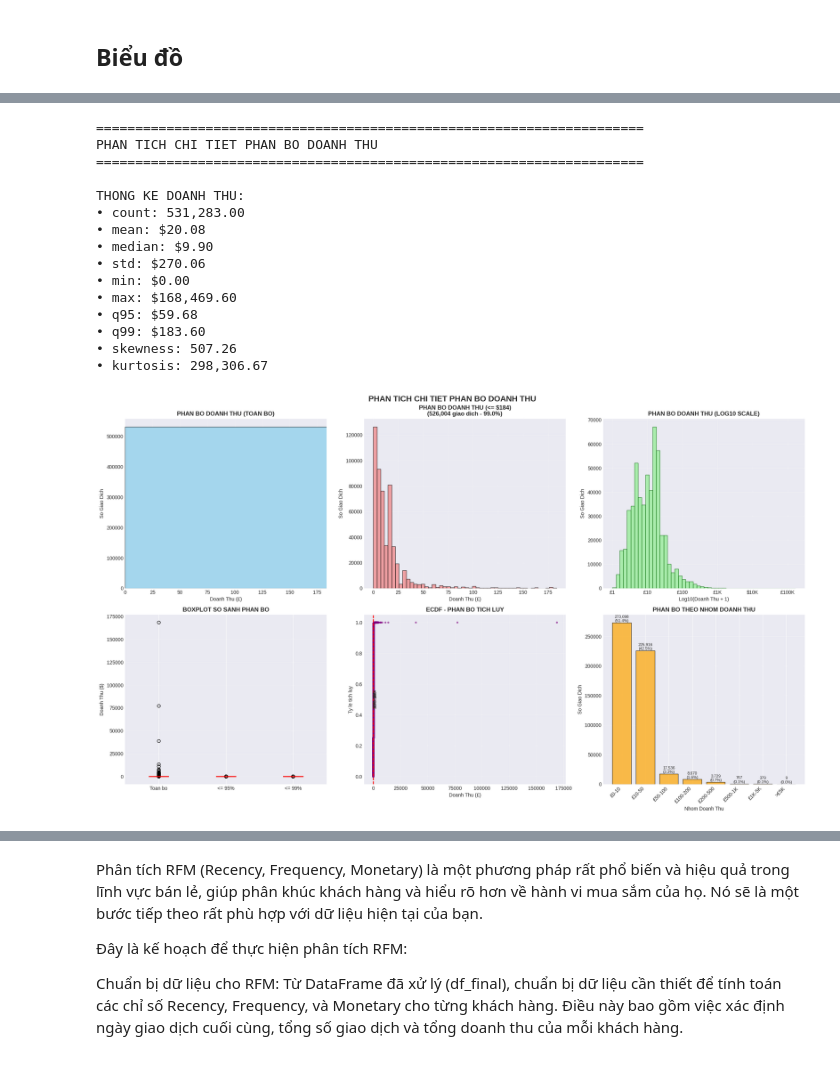
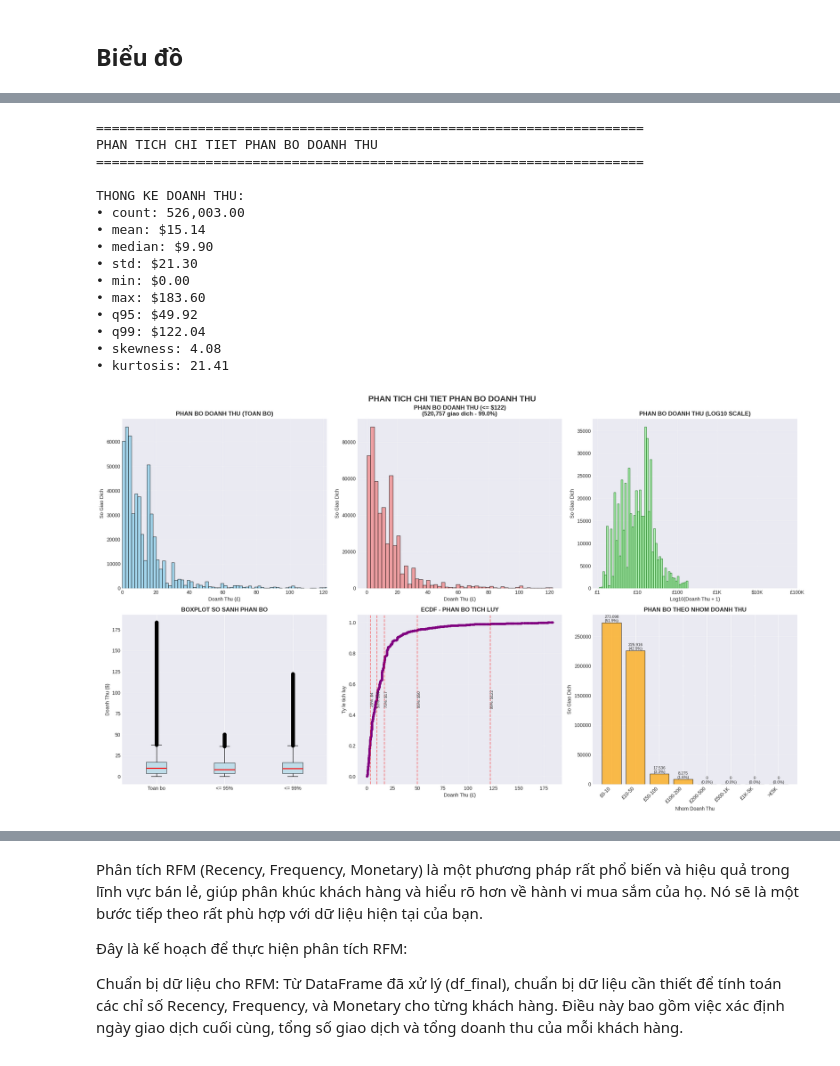
Before and after one commit to CoNhanQuy/CN-DA22TTB-CoNhanQuy-PhanTichDuLieu, a Jupyter notebook: CN-DA22TTB-CoNhanQuy-PTDL-python.ipynb, the cells around one changed output, grey strips where cells are left out. Saved outputs shown, nothing was run; the diff lists cells and outputs as text; code cells hidden in the pictures.

```diff
--- a/CN-DA22TTB-CoNhanQuy-PTDL-python.ipynb
+++ b/CN-DA22TTB-CoNhanQuy-PTDL-python.ipynb
@@ -245,7 +241,7 @@ memory usage: 33.6+ MB
 | max | 80995.000000 | 2011-12-09 12:50:00 | 38970.000000 |
 | std | 218.081158 | NaN | 96.759853 |
 # %%
-def hoan_thien_xu_ly(df):
+def xu_ly(df):
     df_clean = df.copy()
 
     # 1. Xử lý Quantity và UnitPrice âm (hàng trả lại)
@@ -264,7 +260,7 @@ def hoan_thien_xu_ly(df):
     return df_clean
 
 # Áp dụng hoàn thiện
-df_final = hoan_thien_xu_ly(df_final)
+df_final = xu_ly(df_final)
 
 print("=== THÔNG TIN CUỐI CÙNG ===")
 print(f"Kích thước: {df_final.shape}")
@@ -1354,5 +1350,5 @@ Ty le giao dich <= $500: 99.78%
 # %%
-def phan_tich_phan_bo_doanh_thu_chi_tiet(df):
+def phan_tich_phan_bo_doanh_thu_chi_tiet(df_final):
     """
     Phan tich chi tiet phan bo doanh thu voi nhieu bieu do
     """
@@ -1362,16 +1358,16 @@ def phan_tich_phan_bo_doanh_thu_chi_tiet(df):
 
     # Tinh toan cac chi so
     stats = {
-        'count': len(df),
-        'mean': df['DoanhThu'].mean(),
-        'median': df['DoanhThu'].median(),
-        'std': df['DoanhThu'].std(),
-        'min': df['DoanhThu'].min(),
-        'max': df['DoanhThu'].max(),
-        'q95': df['DoanhThu'].quantile(0.95),
-        'q99': df['DoanhThu'].quantile(0.99),
-        'skewness': df['DoanhThu'].skew(),
-        'kurtosis': df['DoanhThu'].kurtosis()
+        'count': len(df_final),
+        'mean': df_final['DoanhThu'].mean(),
+        'median': df_final['DoanhThu'].median(),
+        'std': df_final['DoanhThu'].std(),
+        'min': df_final['DoanhThu'].min(),
+        'max': df_final['DoanhThu'].max(),
+        'q95': df_final['DoanhThu'].quantile(0.95),
+        'q99': df_final['DoanhThu'].quantile(0.99),
+        'skewness': df_final['DoanhThu'].skew(),
+        'kurtosis': df_final['DoanhThu'].kurtosis()
     }
 
     print("\nTHONG KE DOANH THU:")
@@ -1386,20 +1382,20 @@ def phan_tich_phan_bo_doanh_thu_chi_tiet(df):
 
     # 1. Histogram voi nhieu bin sizes
     ax1 = plt.subplot(2, 3, 1)
-    n_bins = min(100, len(df) // 10)
-    ax1.hist(df['DoanhThu'], bins=n_bins, color='skyblue', edgecolor='black', alpha=0.7)
+    n_bins = min(100, len(df_final) // 10)
+    ax1.hist(df_final['DoanhThu'], bins=n_bins, color='skyblue', edgecolor='black', alpha=0.7)
     ax1.set_title('PHAN BO DOANH THU (TOAN BO)', fontweight='bold')
     ax1.set_xlabel('Doanh Thu (£)')
     ax1.set_ylabel('So Giao Dich')
     ax1.grid(True, alpha=0.3)
-    ax1.set_xlim(df['DoanhThu'].min(), df['DoanhThu'].quantile(0.99))
+    ax1.set_xlim(df_final['DoanhThu'].min(), df_final['DoanhThu'].quantile(0.99))
 
     # 2. Phan bo da cat outliers (99th percentile)
     ax2 = plt.subplot(2, 3, 2)
-    cutoff_99 = df['DoanhThu'].quantile(0.99)
-    df_cutoff = df[df['DoanhThu'] <= cutoff_99]
+    cutoff_99 = df_final['DoanhThu'].quantile(0.99)
+    df_cutoff = df_final[df_final['DoanhThu'] <= cutoff_99]
     ax2.hist(df_cutoff['DoanhThu'], bins=50, color='lightcoral', edgecolor='black', alpha=0.7)
-    ax2.set_title(f'PHAN BO DOANH THU (<= ${cutoff_99:,.0f})\n({len(df_cutoff):,} giao dich - {len(df_cutoff)/len(df)*100:.1f}%)',
+    ax2.set_title(f'PHAN BO DOANH THU (<= ${cutoff_99:,.0f})\n({len(df_cutoff):,} giao dich - {len(df_cutoff)/len(df_final)*100:.1f}%)',
                   fontweight='bold')
     ax2.set_xlabel('Doanh Thu (£)')
     ax2.set_ylabel('So Giao Dich')
@@ -1407,7 +1403,7 @@ def phan_tich_phan_bo_doanh_thu_chi_tiet(df):
 
     # 3. Phan bo log scale
     ax3 = plt.subplot(2, 3, 3)
-    positive_revenue = df[df['DoanhThu'] > 0]['DoanhThu']
+    positive_revenue = df_final[df_final['DoanhThu'] > 0]['DoanhThu']
     if len(positive_revenue) > 0:
         log_revenue = np.log10(positive_revenue + 1)
         ax3.hist(log_revenue, bins=50, color='lightgreen', edgecolor='darkgreen', alpha=0.7)
@@ -1432,17 +1428,17 @@ def phan_tich_phan_bo_doanh_thu_chi_tiet(df):
     labels = []
 
     # Toan bo data
-    box_data.append(df['DoanhThu'])
+    box_data.append(df_final['DoanhThu'])
     labels.append('Toan bo')
 
     # Cat 95%
-    cutoff_95 = df['DoanhThu'].quantile(0.95)
-    box_data.append(df[df['DoanhThu'] <= cutoff_95]['DoanhThu'])
+    cutoff_95 = df_final['DoanhThu'].quantile(0.95)
+    box_data.append(df_final[df_final['DoanhThu'] <= cutoff_95]['DoanhThu'])
     labels.append('<= 95%')
 
     # Cat 99%
-    cutoff_99 = df['DoanhThu'].quantile(0.99)
-    box_data.append(df[df['DoanhThu'] <= cutoff_99]['DoanhThu'])
+    cutoff_99 = df_final['DoanhThu'].quantile(0.99)
+    box_data.append(df_final[df_final['DoanhThu'] <= cutoff_99]['DoanhThu'])
     labels.append('<= 99%')
 
     box_plot = ax4.boxplot(box_data, labels=labels, patch_artist=True,
@@ -1454,7 +1450,7 @@ def phan_tich_phan_bo_doanh_thu_chi_tiet(df):
 
     # 5. ECDF - Empirical Cumulative Distribution Function
     ax5 = plt.subplot(2, 3, 5)
-    sorted_revenue = np.sort(df['DoanhThu'])
+    sorted_revenue = np.sort(df_final['DoanhThu'])
     y = np.arange(1, len(sorted_revenue) + 1) / len(sorted_revenue)
     ax5.plot(sorted_revenue, y, marker='.', linestyle='none', alpha=0.5, color='purple')
     ax5.set_title('ECDF - PHAN BO TICH LUY', fontweight='bold')
@@ -1464,7 +1460,7 @@ def phan_tich_phan_bo_doanh_thu_chi_tiet(df):
 
     # Them cac duong moc quan trong
     for percentile in [0.25, 0.5, 0.75, 0.95, 0.99]:
-        value = df['DoanhThu'].quantile(percentile)
+        value = df_final['DoanhThu'].quantile(percentile)
         ax5.axvline(value, color='red', linestyle='--', alpha=0.5)
         ax5.text(value, 0.5, f'{percentile*100:.0f}%: ${value:,.0f}',
                 rotation=90, verticalalignment='center', fontsize=8)
@@ -1477,50 +1473,50 @@ def phan_tich_phan_bo_doanh_thu_chi_tiet(df):
     labels_bin = ['£0-10', '£10-50', '£50-100', '£100-200', '£200-500',
                   '£500-1K', '£1K-5K', '>£5K']
 
-    df['Revenue_Group'] = pd.cut(df['DoanhThu'], bins=bins, labels=labels_bin)
-    revenue_group_counts = df['Revenue_Group'].value_counts().sort_index()
+    df_final['Revenue_Group'] = pd.cut(df_final['DoanhThu'], bins=bins, labels=labels_bin)
+    revenue_group_counts = df_final['Revenue_Group'].value_counts().sort_index()
 
     bars = ax6.bar(range(len(revenue_group_counts)), revenue_group_counts.values,
                   color='orange', alpha=0.7, edgecolor='black')
     ax6.set_title('PHAN BO THEO NHOM DOANH THU', fontweight='bold')
     ax6.set_xlabel('Nhom Doanh Thu')
     ax6.set_ylabel('So Giao Dich')
     ax6.set_xticks(range(len(revenue_group_counts)))
     ax6.set_xticklabels(labels_bin, rotation=45, ha='right')
     ax6.grid(True, alpha=0.3, axis='y')
 
     # Them so lieu len cac cot
     for bar, count in zip(bars, revenue_group_counts.values):
         height = bar.get_height()
         ax6.text(bar.get_x() + bar.get_width()/2., height,
-                f'{count:,}\n({count/len(df)*100:.1f}%)',
+                f'{count:,}\n({count/len(df_final)*100:.1f}%)',
                 ha='center', va='bottom', fontsize=8)
 
     plt.suptitle('PHAN TICH CHI TIET PHAN BO DOANH THU', fontsize=16, fontweight='bold')
     plt.tight_layout()
     plt.show()
 
     return stats
 
 # Chay phan tich chi tiet
-stats = phan_tich_phan_bo_doanh_thu_chi_tiet(df_analysis)
+stats = phan_tich_phan_bo_doanh_thu_chi_tiet(df_final)
 # %% [output]
 ======================================================================
 PHAN TICH CHI TIET PHAN BO DOANH THU
 ======================================================================
 
 THONG KE DOANH THU:
-• count: 531,283.00
-• mean: $20.08
+• count: 526,003.00
+• mean: $15.14
 • median: $9.90
-• std: $270.06
+• std: $21.30
 • min: $0.00
-• max: $168,469.60
-• q95: $59.68
-• q99: $183.60
-• skewness: 507.26
-• kurtosis: 298,306.67
+• max: $183.60
+• q95: $49.92
+• q99: $122.04
+• skewness: 4.08
+• kurtosis: 21.41
-[figure, old version]
+[figure, new version]
 # %%
 # Phân tích percentiles chi tiết
 print("=== PHÂN TÍCH PHÂN VỊ DOANH THU ===")
```
Also changed, not shown: parts of 11 cells of this notebook.
